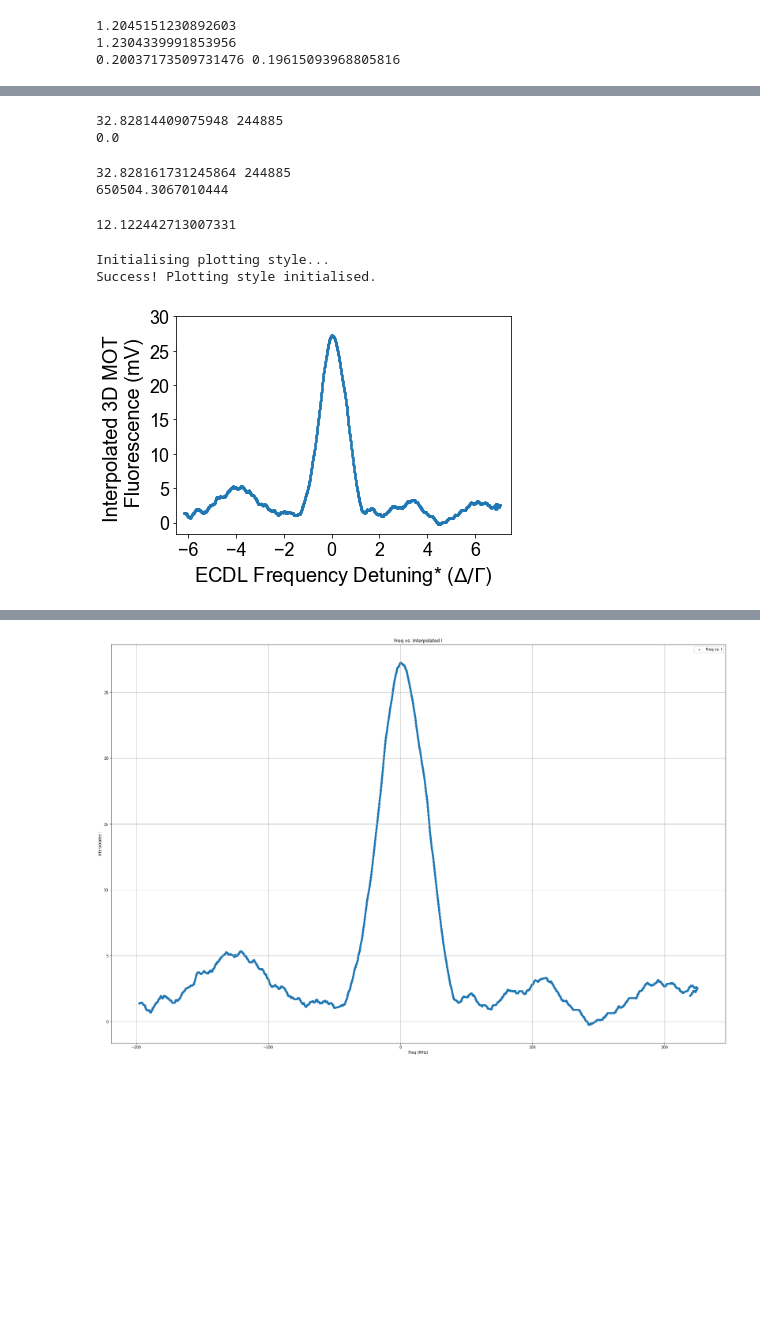
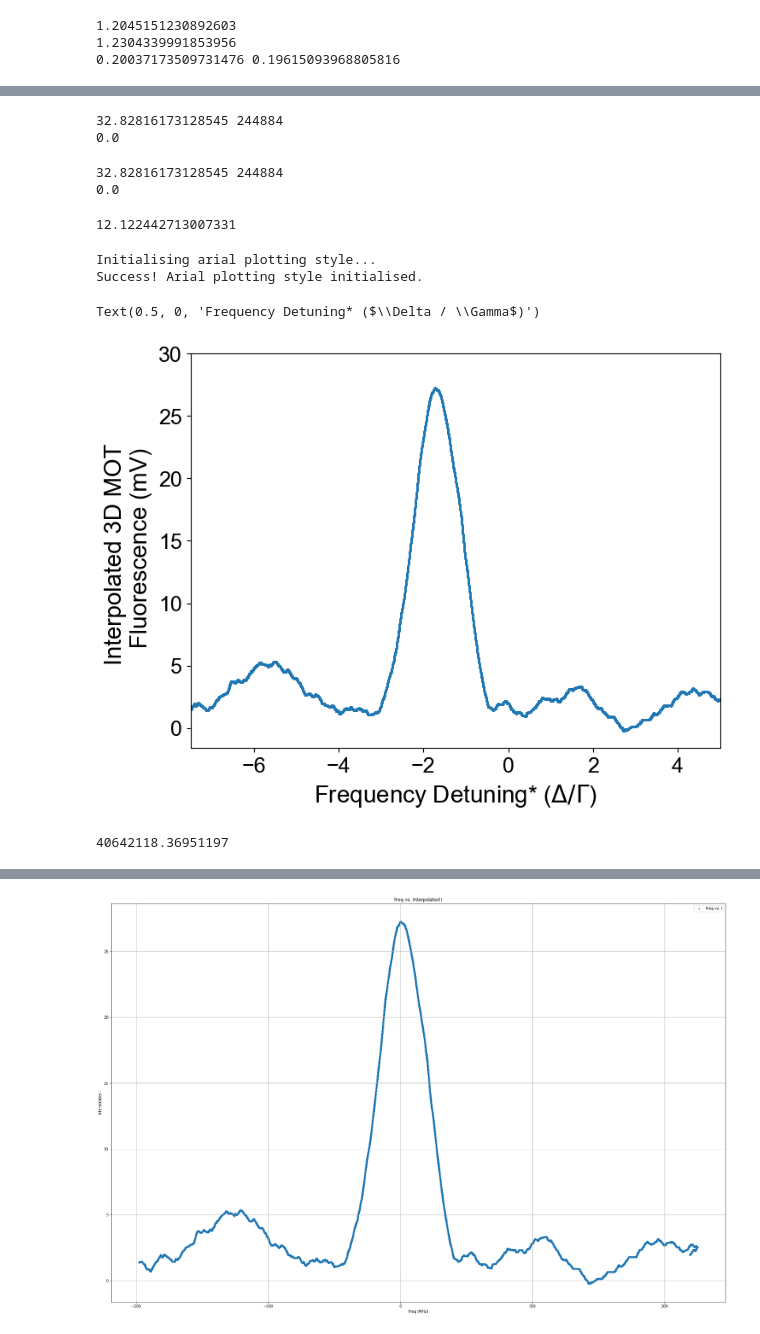
Before and after one commit to hsuchungchuan/Projects, a Jupyter notebook: 3D MOT Plots/Frequency_Detuning_Mariame/Frequency Scan Blue MOT (frequencyupdown) 02.02.2024.ipynb, the cells around one changed output, grey strips where cells are left out. Saved outputs shown, nothing was run; the diff lists cells and outputs as text; code cells hidden in the pictures; blank space fills up the shorter version.

Commit message:
2d mot and 3d mot freq sweep

```diff
--- a/3D MOT Plots/Frequency_Detuning_Mariame/Frequency Scan Blue MOT (frequencyupdown) 02.02.2024.ipynb
+++ b/3D MOT Plots/Frequency_Detuning_Mariame/Frequency Scan Blue MOT (frequencyupdown) 02.02.2024.ipynb
@@ -10,7 +10,7 @@ print(c)
 # %% [output]
 299792458.0
 # %%
-df1 =pd.read_excel('C:/Users/Michael/University of Cambridge/PHY_US Group - Documents/MBQD-Shared/AION/Data/2024/02/02/M3_a_02.02.2024,15.22,256.03µW.xlsx')
+df1 =pd.read_excel('/Volumes/MBQD_data/AION/Data/2024/02/02/M3_a_02.02.2024,15.22,256.03µW.xlsx')
 # %%
 t1 = df1.get("Time  [ms]")
 t1 = t1[::2]
@@ -47,7 +47,7 @@ print(maxima_indices1,T1)
 # %% [output]
 [111] [23368.7076]
 # %%
-df2 = pd.read_csv('C:/Users/Michael/University of Cambridge/PHY_US Group - Documents/MBQD-Shared/AION/Data/2024/02/02/test_a_20240202-0001.csv')
+df2 = pd.read_csv('/Volumes/MBQD_data/AION/Data/2024/02/02/test_a_20240202-0001.csv')
 # %%
 df2
 t2 = df2.iloc[2:,0] #convert to ms
@@ -331,7 +415,7 @@ res = f_interpolated[np.argmax(w2)]
 
 print(res)
 # %% [output]
-32.82814409075948 244885
+32.82816173128545 244884
 0.0
 # %%
 
@@ -340,47 +424,79 @@ res = f_interpolated[np.argmax(w2)]
 
 print(res)
 # %% [output]
-32.828161731245864 244885
-650504.3067010444
+32.82816173128545 244884
+0.0
 # %%
 (650504.097689418-650504.0855669753)*1000
 # %% [output]
 12.122442713007331
 # %%
 ## On your .ipynb, import this plotting_style by adding in and uncommenting the following lines:
-
 import matplotlib.pyplot as plt
 import sys
-sys.path.append('C:/Users/Michael/Dropbox/AION/Projects')  # Replace with the relevant path that contains this script
-from plotting_style import set_plotting_style
-set_plotting_style()
+sys.path.append('/Users/michael/Dropbox/AION/Projects')  # Replace with the relevant path that contains this script
+from plotting_style_arial import set_plotting_style_arial
+set_plotting_style_arial()
 # %% [output]
-Initialising plotting style...
-Success! Plotting style initialised.
+Initialising arial plotting style...
+Success! Arial plotting style initialised.
 # %%
-f_interpolated = np.interp(t2, t1, freq)
+f_interpolated_ECDL = np.interp(t2, t1, freq)
+freq_3DMOT = f_interpolated_ECDL - 0.275 #-275MHz 3D MOT beams with respect to ECDL, where IJD3 is -400MHz wrt ECDL but has a +125MHz AOM
+resonance = 650503.8660
+detuning_3DMOT = (freq_3DMOT - resonance) * 1000 # MHz
 
-f_interpolated = f_interpolated-650504.0855669753
+plt.figure(figsize=(8, 6))
+plt.scatter([i/32 for i in detuning_3DMOT[477502:955005]][::100], w2[477502:955005][::100], s=5, marker='.')
 
-plt.scatter([i/32 for i in f_interpolated[477502:955005]*1000][::100], w2[477502:955005][::100], s=5, marker='.')
-
-#max peak point
-#plt.plot(650504.0855669753,27.2542545145057,'o', color = 'orange')
+# #max peak point
+# plt.plot(650504.0855669753,27.2542545145057,'o',markersize=100, color = 'orange')
 
 plt.xticks(np.arange(-6, 10, 2))
 plt.yticks(np.arange(0, 35, 5))
-plt.xlim(-6.5, 7.5)
+plt.xlim(-7.5, 5)
 
 plt.ylabel('Interpolated 3D MOT \n Fluorescence (mV)')
-plt.xlabel(r'ECDL Frequency Detuning* ($\Delta / \Gamma$)')
+plt.xlabel(r'Frequency Detuning* ($\Delta / \Gamma$)')
 # plt.title('Freq vs. Interpolated I')
 
 
 # plt.grid()
 # plt.legend()
 # plt.show()
 
-plt.savefig('Frequency_Scan_Blue_MOT.png', dpi=300, bbox_inches='tight')
-plt.savefig('Frequency_Scan_Blue_MOT.pdf', dpi=300, bbox_inches='tight')
+# plt.savefig('Frequency_Scan_Blue_MOT.png', dpi=300, bbox_inches='tight')
+# plt.savefig('Frequency_Scan_Blue_MOT.pdf', dpi=300, bbox_inches='tight')
 # %% [output]
+Text(0.5, 0, 'Frequency Detuning* ($\\Delta / \\Gamma$)')
-[figure, old version]
+[figure, new version]
+# %%
+P_v = 30*10**(-3) # V #Photodiode signal
+P_r = 680*10**(3) # ohm
+Respons = 0.15
+c = 299792458 #m/s
+h = 6.62607015*10**(-34)# Joule*second
+wavelength = 460.862022*10**(-9)
+f = c/wavelength# m/s
+gamma = 2*np.pi*30.41*10**(6) #The natural linewidth of the transition
+I_Isat = 0.9
+detune = -60 *10**(6) #Hz detuning of the 3D MOT beam
+
+P_I = P_v/P_r
+P_P = P_I/Respons
+E = h*f
+r_p=P_P/E
+R = gamma/2*I_Isat/(1+I_Isat+4*detune**2/gamma**2)
+N_pd = r_p/R
+
+r_sqre = (12.7*10**(-3)/2)**2
+d = 0.15
+
+A = np.pi*r_sqre
+Omega = A/d**2
+
+
+N_r = N_pd*4*np.pi/Omega
+N_r
+# %% [output]
+40642118.36951197
```
Also changed, not shown: parts of 27 cells of this notebook, 7 other files.
